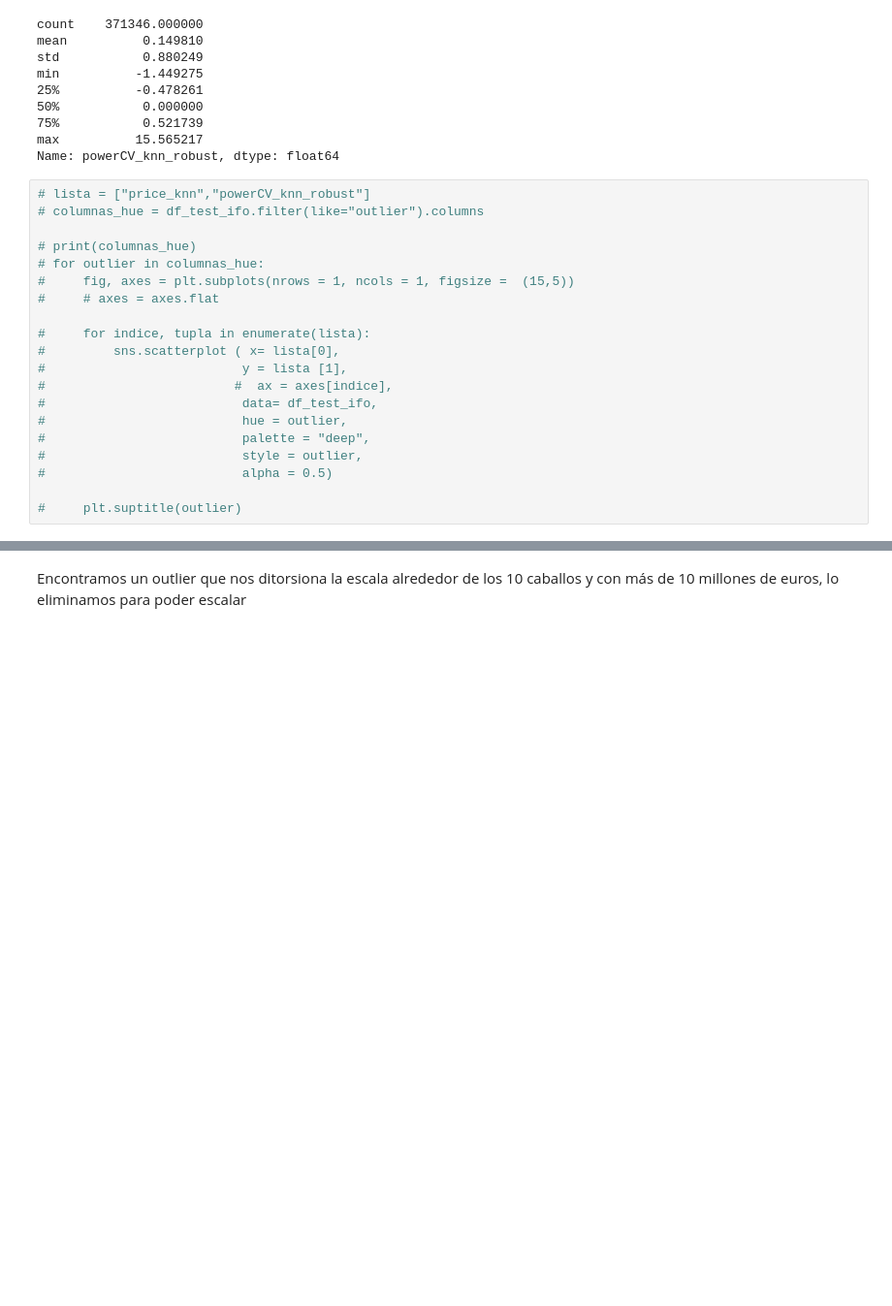
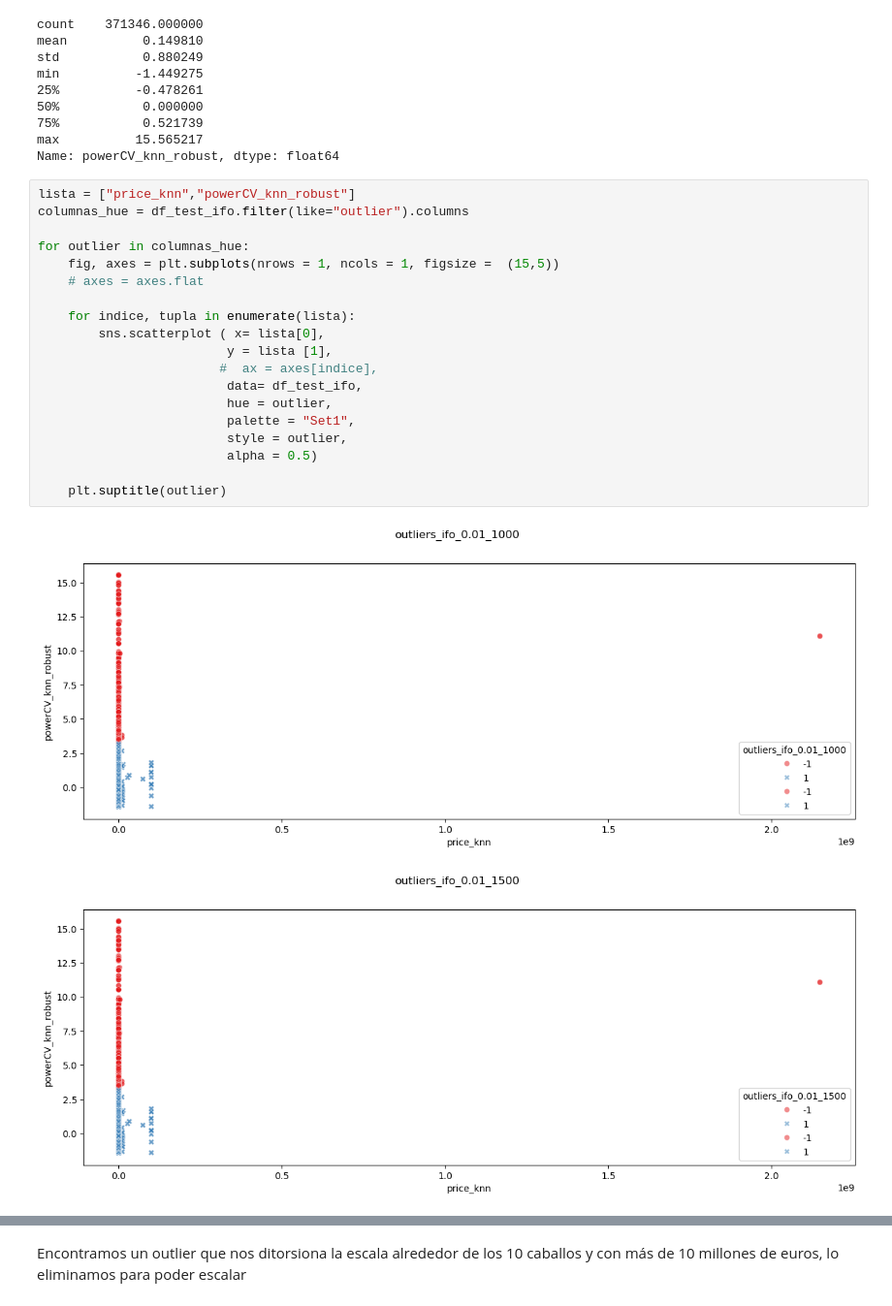
Before and after one commit to fdzvictor/Lab3M7, a Jupyter notebook: laboratorio-modulo7-leccion03-gestion-outiers.ipynb, the cells around one changed output, grey strips where cells are left out. Shown at 97% size. Saved outputs shown, nothing was run; the diff lists cells and outputs as text; blank space fills up the shorter version.

```diff
--- a/laboratorio-modulo7-leccion03-gestion-outiers.ipynb
+++ b/laboratorio-modulo7-leccion03-gestion-outiers.ipynb
@@ -169,22 +165,24 @@ min          -1.449275
 max          15.565217
 Name: powerCV_knn_robust, dtype: float64
 # %%
-# lista = ["price_knn","powerCV_knn_robust"]
-# columnas_hue = df_test_ifo.filter(like="outlier").columns
+lista = ["price_knn","powerCV_knn_robust"]
+columnas_hue = df_test_ifo.filter(like="outlier").columns
 
-# print(columnas_hue)
-# for outlier in columnas_hue:
-#     fig, axes = plt.subplots(nrows = 1, ncols = 1, figsize =  (15,5))
-#     # axes = axes.flat
+for outlier in columnas_hue:
+    fig, axes = plt.subplots(nrows = 1, ncols = 1, figsize =  (15,5))
+    # axes = axes.flat
 
-#     for indice, tupla in enumerate(lista):
-#         sns.scatterplot ( x= lista[0],
-#                          y = lista [1],
-#                         #  ax = axes[indice],
-#                          data= df_test_ifo,
-#                          hue = outlier,
-#                          palette = "deep",
-#                          style = outlier,
-#                          alpha = 0.5)
+    for indice, tupla in enumerate(lista):
+        sns.scatterplot ( x= lista[0],
+                         y = lista [1],
+                        #  ax = axes[indice],
+                         data= df_test_ifo,
+                         hue = outlier,
+                         palette = "Set1",
+                         style = outlier,
+                         alpha = 0.5)
 
-#     plt.suptitle(outlier)
+    plt.suptitle(outlier)
+# %% [output]
+[figure, added]
+[figure, added]
```
Also changed, not shown: parts of 19 cells of this notebook.
